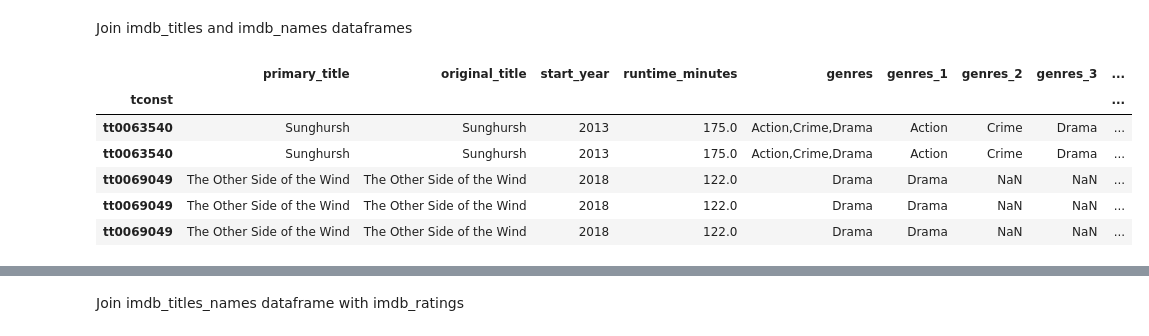
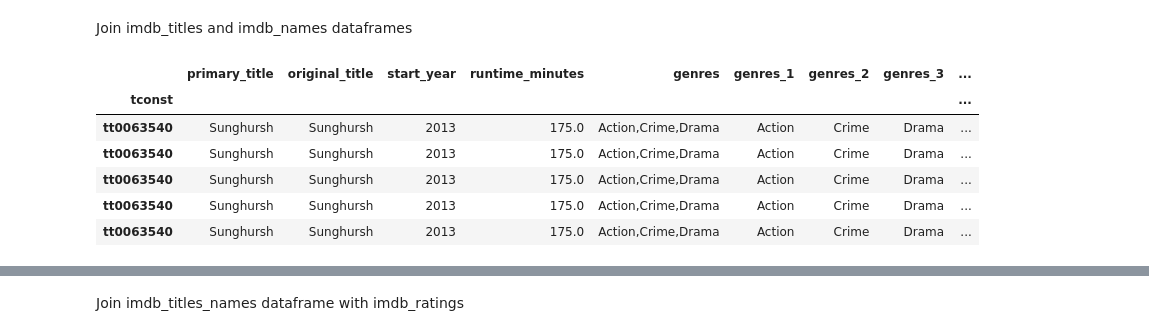
Before and after one commit to mishaberrien/Movie-Performance-Analysis, a Jupyter notebook: movies-eda-mlb.ipynb, the cells around one changed output, grey strips where cells are left out. Cells and saved outputs as stored; diff of their text form; code cells hidden in the pictures.

```diff
--- a/movies-eda-mlb.ipynb
+++ b/movies-eda-mlb.ipynb
@@ -8,6 +8,7 @@ import seaborn as sns
 imdb_names = pd.read_csv('data/imdb_names_update', index_col='tconst')
 imdb_titles = pd.read_csv('data/imdb_titles', index_col='tconst')
 imdb_tn_budgets = pd.read_csv('data/tn_movies_bud_update')
+imdb_title_principals_df = pd.read_csv('data/imdb.title.principals.csv.gz')
 # %%
 # Drop 'unnamed: 0' column from tn_movie_budget dataframe
 imdb_tn_budgets.drop('Unnamed: 0', axis=1, inplace=True)
@@ -14,3 +24,5 @@ imdb_tn_budgets.drop('Unnamed: 0', axis=1, inplace=True)
+# %%
+imdb_title_principals_df.set_index('tconst', inplace=True)
 # %%
 imdb_names.head()
 # %% [output]
@@ -45,16 +57,16 @@ imdb_tn_budgets.head()
 # %% [markdown]
 Join imdb_titles and imdb_names dataframes
 # %%
-imdb_titles_names = imdb_titles.join(imdb_names, how='inner')
+imdb_titles_names = imdb_titles.join(imdb_title_principals_df, how='inner')
 imdb_titles_names.head()
 # %% [output]
 |  | primary_title | original_title | start_year | runtime_minutes | genres | genres_1 | genres_2 | genres_3 | ... |
 | tconst |  |  |  |  |  |  |  |  | ... |
 | tt0063540 | Sunghursh | Sunghursh | 2013 | 175.0 | Action,Crime,Drama | Action | Crime | Drama | ... |
 | tt0063540 | Sunghursh | Sunghursh | 2013 | 175.0 | Action,Crime,Drama | Action | Crime | Drama | ... |
-| tt0069049 | The Other Side of the Wind | The Other Side of the Wind | 2018 | 122.0 | Drama | Drama | NaN | NaN | ... |
-| tt0069049 | The Other Side of the Wind | The Other Side of the Wind | 2018 | 122.0 | Drama | Drama | NaN | NaN | ... |
-| tt0069049 | The Other Side of the Wind | The Other Side of the Wind | 2018 | 122.0 | Drama | Drama | NaN | NaN | ... |
+| tt0063540 | Sunghursh | Sunghursh | 2013 | 175.0 | Action,Crime,Drama | Action | Crime | Drama | ... |
+| tt0063540 | Sunghursh | Sunghursh | 2013 | 175.0 | Action,Crime,Drama | Action | Crime | Drama | ... |
+| tt0063540 | Sunghursh | Sunghursh | 2013 | 175.0 | Action,Crime,Drama | Action | Crime | Drama | ... |
 # %%
 imdb_titles_names.reset_index(inplace=True)
 # %%
```
Also changed, not shown: parts of 26 cells of this notebook, 2 other files.
